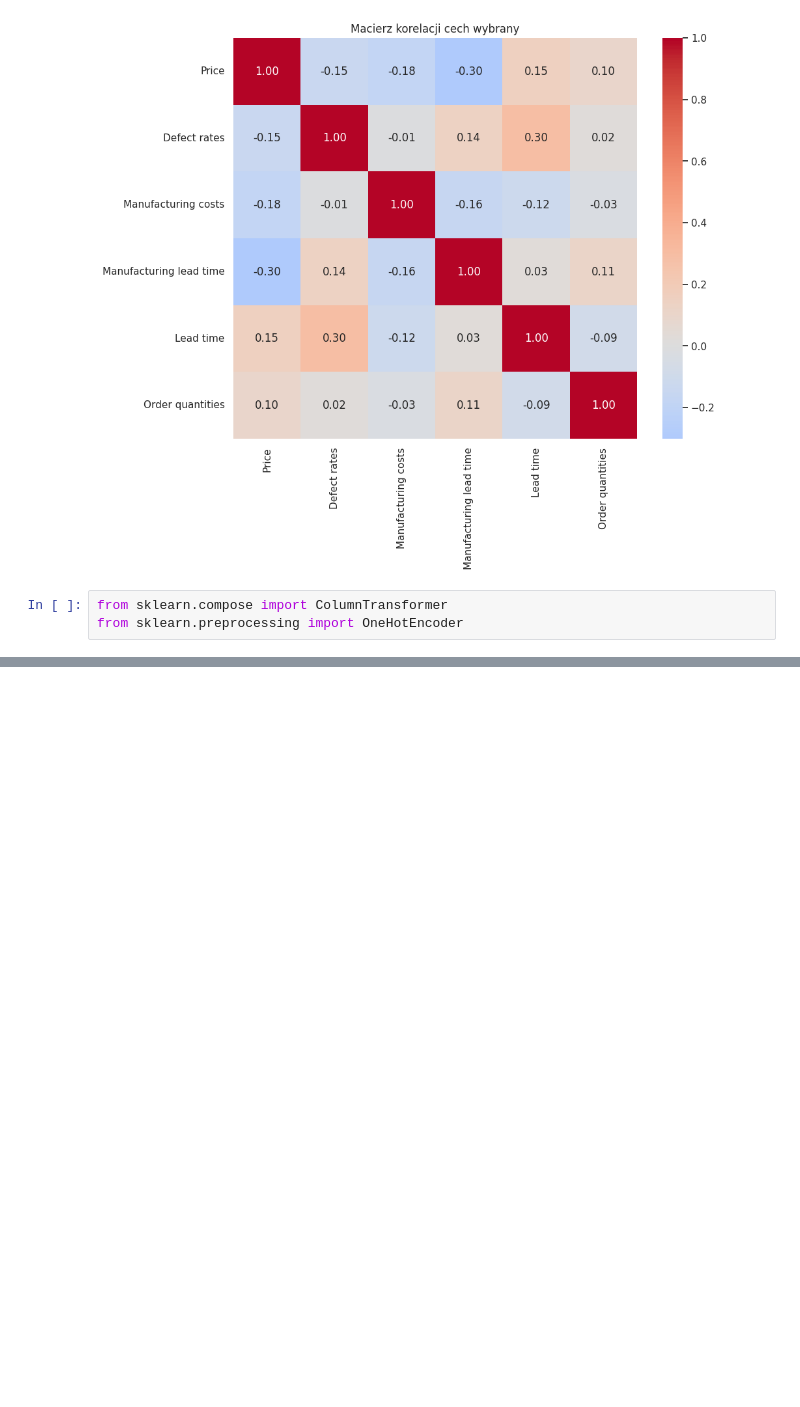
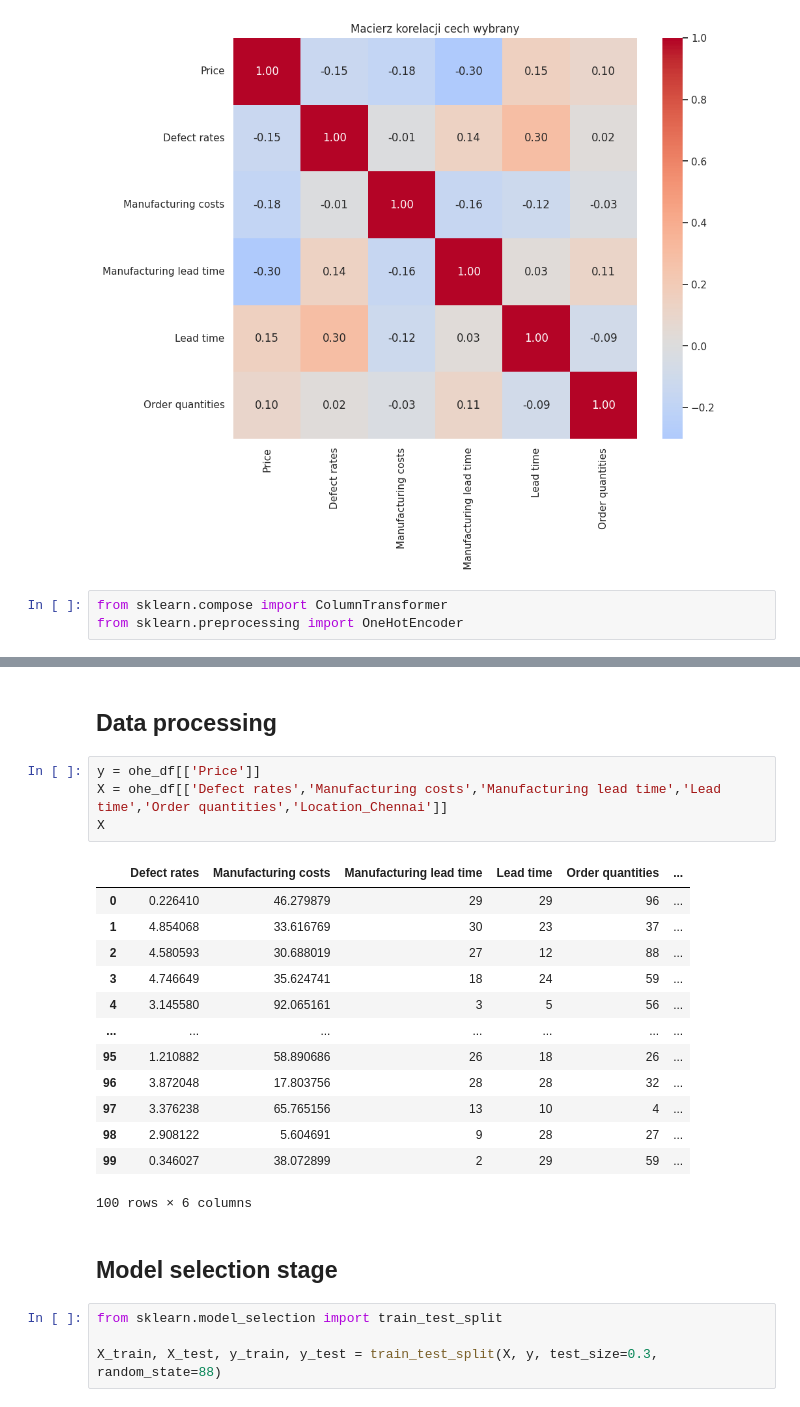
Before and after one commit to Wikar235/knime_forecast, a Jupyter notebook: notebooks/analysis.ipynb, the cells around one changed output, grey strips where cells are left out. Saved outputs shown, nothing was run; the diff lists cells and outputs as text; blank space fills up the shorter version.

```diff
--- a/notebooks/analysis.ipynb
+++ b/notebooks/analysis.ipynb
@@ -173,0 +209,26 @@ ohe_df.head()
+# %% [markdown]
+## Data processing
+# %%
+y = ohe_df[['Price']]
+X = ohe_df[['Defect rates','Manufacturing costs','Manufacturing lead time','Lead time','Order quantities','Location_Chennai']]
+X
+# %% [output]
+|  | Defect rates | Manufacturing costs | Manufacturing lead time | Lead time | Order quantities | ... |
+| 0 | 0.226410 | 46.279879 | 29 | 29 | 96 | ... |
+| 1 | 4.854068 | 33.616769 | 30 | 23 | 37 | ... |
+| 2 | 4.580593 | 30.688019 | 27 | 12 | 88 | ... |
+| 3 | 4.746649 | 35.624741 | 18 | 24 | 59 | ... |
+| 4 | 3.145580 | 92.065161 | 3 | 5 | 56 | ... |
+| ... | ... | ... | ... | ... | ... | ... |
+| 95 | 1.210882 | 58.890686 | 26 | 18 | 26 | ... |
+| 96 | 3.872048 | 17.803756 | 28 | 28 | 32 | ... |
+| 97 | 3.376238 | 65.765156 | 13 | 10 | 4 | ... |
+| 98 | 2.908122 | 5.604691 | 9 | 28 | 27 | ... |
+| 99 | 0.346027 | 38.072899 | 2 | 29 | 59 | ... |
+100 rows × 6 columns
+# %% [markdown]
+## Model selection stage
+# %%
+from sklearn.model_selection import train_test_split
+
+X_train, X_test, y_train, y_test = train_test_split(X, y, test_size=0.3, random_state=88)
```
Also changed, not shown: parts of 13 cells of this notebook.
